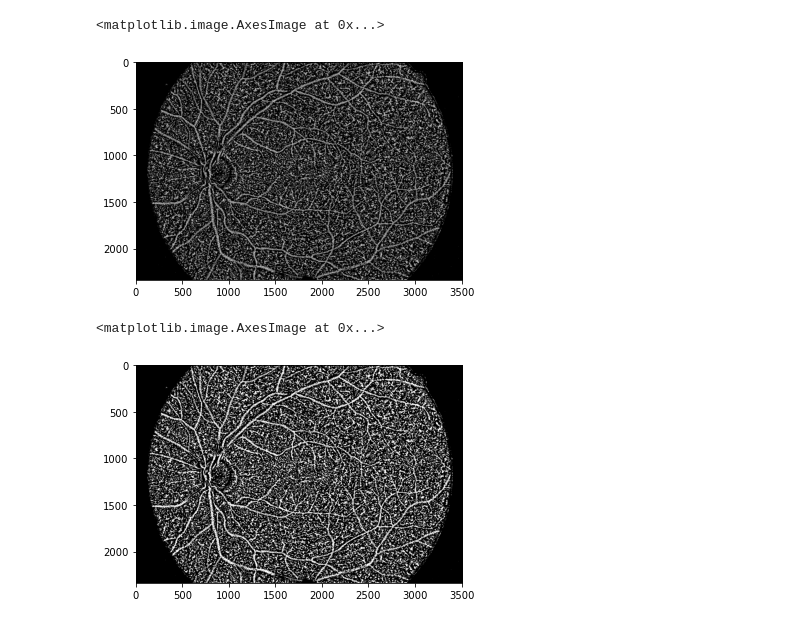
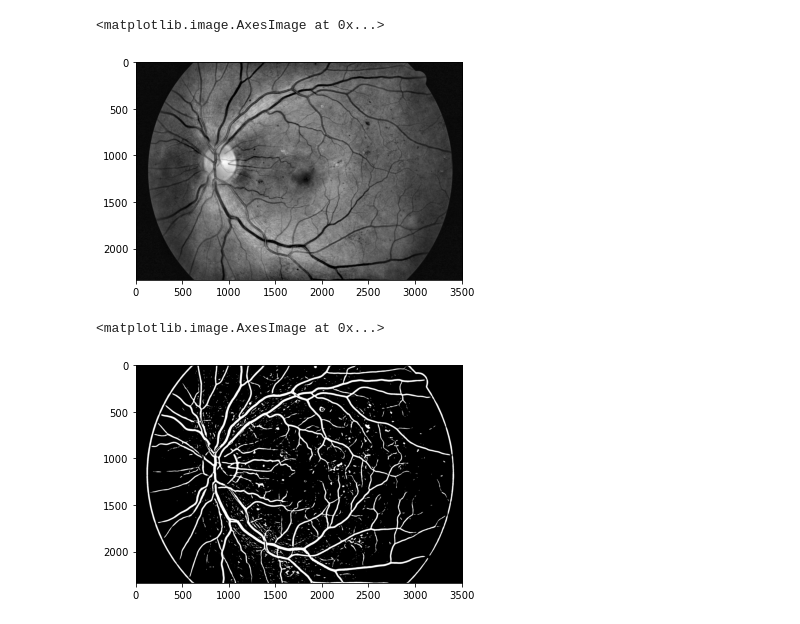
Before and after one commit to codeblessing/S6-IwM, a Jupyter notebook: fundus_vessels.ipynb, the cells around one changed output. Cells and saved outputs as stored; diff of their text form; code cells hidden in the pictures.

```diff
--- a/fundus_vessels.ipynb
+++ b/fundus_vessels.ipynb
@@ -76,6 +30,8 @@ imshow(top_hat, cmap='gray')
-# %%
-image_g = cv.GaussianBlur(top_hat, (5, 5), 0)
-imshow(image_g, cmap='gray')
-# %% [output]
-<matplotlib.image.AxesImage at 0x...>
-[figure, removed]
+# %%
+# convert image to BGR and extract green channel (vessels' visibility is the best)
+b, g, r = cv.split(merged)
+
+imshow(g, cmap='gray')
+# %% [output]
+<matplotlib.image.AxesImage at 0x...>
+[figure, added]
@@ -82,6 +44,8 @@ imshow(image_g, cmap='gray')
 # %%
-ret, thresh = cv.threshold(image_g, 0, 255, cv.THRESH_BINARY+cv.THRESH_OTSU)
+ret, thresh = cv.threshold(image_frangi, np.mean(
+    image_frangi), 255, cv.THRESH_BINARY)
+thresh = thresh.astype('uint8')
 imshow(thresh, cmap='gray')
 # %% [output]
 <matplotlib.image.AxesImage at 0x...>
-[figure, old version]
+[figure, new version]
```
Also changed, not shown: parts of 15 cells of this notebook.
